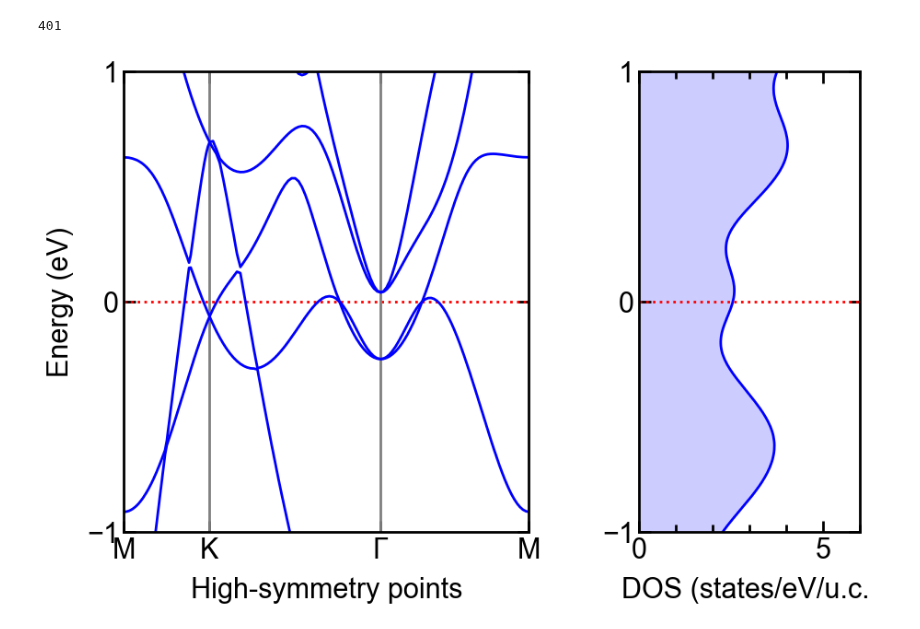
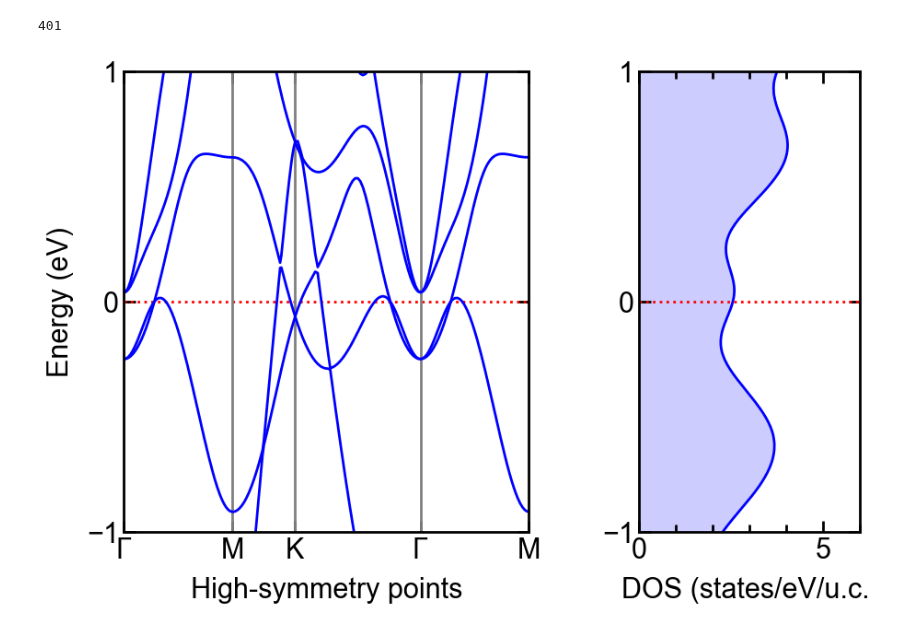
Before and after one commit to Normanthen/TE_Calculation, a Jupyter notebook: TiS/bands/plot-merge.ipynb, the cells around one changed output. Cells and saved outputs as stored; diff of their text form; code cells hidden in the pictures.

```diff
--- a/TiS/bands/plot-merge.ipynb
+++ b/TiS/bands/plot-merge.ipynb
@@ -25,13 +25,14 @@ bands = np.reshape(data[:, 1], (-1, len(k)))
 
 # Set high-symmetry points from nscf.in
 print(len(k))
-gG1 = k[50]; K = k[100]; gG3 = k[150]; gG2 = k[200]
+gG1=k[0]; M = k[50]; K = k[100]; gG2 = k[150]; M1 = k[200]
 
 # Plot dotted line at Fermi energy
 axBand.axhline(0, c='red', ls=':')
 # Plot dotted lines at high-symmetry points
+axBand.axvline(M, c='gray')
 axBand.axvline(K, c='gray')
-axBand.axvline(gG3, c='gray')
+axBand.axvline(gG2, c='gray')
 
 # Plot band structure
 for band in range(len(bands)):
@@ -41,10 +42,10 @@ for band in range(len(bands)):
 axBand.set_xlabel('High-symmetry points')
 axBand.set_ylabel('Energy (eV)')
 # Set the axis limits
-axBand.set_xlim(gG1, gG2)
+axBand.set_xlim(gG1, M1)
 axBand.set_ylim (-1, 1)
 # Add labels for high-symmetry points
-axBand.set_xticks([gG1, K, gG3, gG2], ['M', 'K','$\Gamma$','M'])
+axBand.set_xticks([gG1, M, K, gG2, M1], ['$\Gamma$','M', 'K','$\Gamma$','M'])
 # Hide x-axis minor ticks
 axBand.tick_params(axis='x', which='minor', bottom=False, top=False)
 # Better ticks for y-axis
@@ -57,31 +58,31 @@ axBand.yaxis.set_minor_locator(mpl.ticker.MultipleLocator(2))
 efermi = 13.1958
 
 # Open and read the file gr.dos
 ener, dos, idos = np.loadtxt('TiS.dos', unpack=True)
 
 # Plot the DOS, in which the Fermi energy shifts to zero
 axDOS.plot(dos, ener-efermi, color='blue')
 axDOS.fill_betweenx(ener-efermi, 0, dos, facecolor='blue', alpha=0.2)
 
 
 # Plot dotted line at Fermi energy
 axDOS.axhline(0, c='red', ls=':')
 
 # Add the x and y-axis labels
 axDOS.set_xlabel('DOS (states/eV/u.c.)')
 #axDOS.set_ylabel('Energy (eV)')
 # Set the axis limits
 axDOS.set_xlim(0,6)
 axDOS.set_ylim(-1, 1)
 # Better ticks for y-axis
 axDOS.yaxis.set_major_locator(mpl.ticker.MultipleLocator(1))
 axDOS.yaxis.set_minor_locator(mpl.ticker.MultipleLocator(2))
 
 # ADD PANEL LABELS (a) AND (b)
 #axBand.text(-0.3, 1.11,'(a)')
 #axDOS.text( -2, 1.11,'(b)')
 
 #plt.savefig('plot-merge.pdf', bbox_inches='tight')
 # %% [output]
 401
-[figure, old version]
+[figure, new version]
```
